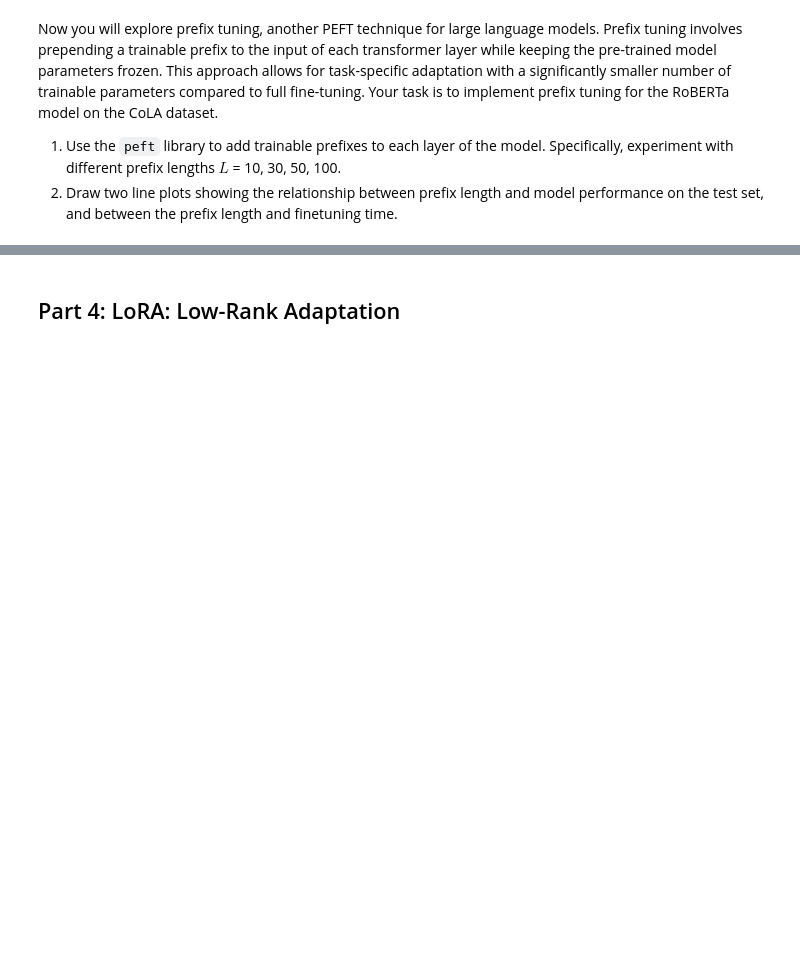
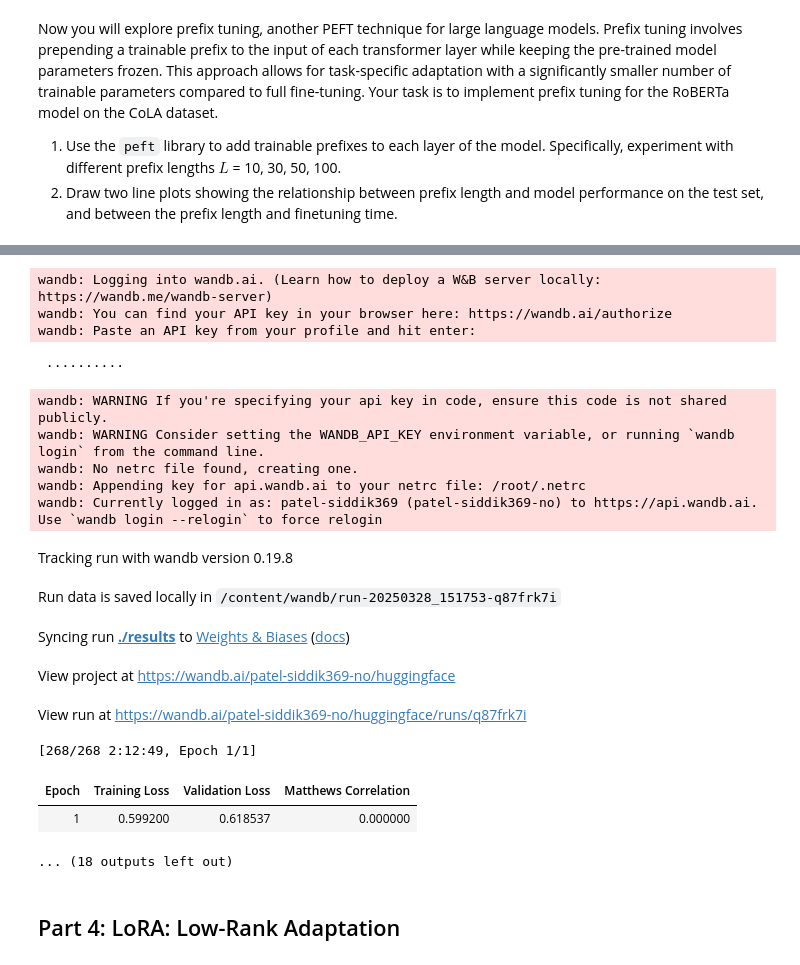
Before and after one commit to Siddikpatel/assignment-5, a Jupyter notebook: CSCI6908_Assignment_5_Finetuning_and_PEFT_Methods.ipynb, the cells around one changed output, grey strips where cells are left out. Cells and saved outputs as stored; diff of their text form; code cells hidden in the pictures; blank space fills up the shorter version.

```diff
--- a/CSCI6908_Assignment_5_Finetuning_and_PEFT_Methods.ipynb
+++ b/CSCI6908_Assignment_5_Finetuning_and_PEFT_Methods.ipynb
@@ -314,3 +317,64 @@ Now you will explore prefix tuning, another PEFT technique for large language mo
 
 1. Use the `peft` library to add trainable prefixes to each layer of the model. Specifically, experiment with different prefix lengths $L$ = 10, 30, 50, 100.
 2. Draw two line plots showing the relationship between prefix length and model performance on the test set, and between the prefix length and finetuning time.
+# %%
+from peft import PrefixTuningConfig, get_peft_model
+import time
+from datetime import timedelta
+import matplotlib.pyplot as plt
+
+model = RobertaForSequenceClassification.from_pretrained(model_name, num_labels=2)
+
+prefix_lengths = [10, 30, 50, 100]
+
+performance_results = []
+finetuning_times = []
+
+for prefix_length in prefix_lengths:
+
+    prefix_config = PrefixTuningConfig(
+        task_type="SEQ_CLS",
+        num_virtual_tokens=prefix_length,
+    )
+
+    prefix_model = get_peft_model(model, prefix_config)
+
+    trainer = Trainer(
+        model=prefix_model,
+        args=training_args,
+        train_dataset=train_dataset,
+        eval_dataset=eval_dataset,
+        compute_metrics=compute_metrics,
+    )
+
+    start_time = time.time()
+    trainer.train()
+    end_time = time.time()
+
+    eval_results = trainer.evaluate()
+    mcc_score = eval_results["eval_matthews_correlation"]
+
+    performance_results.append(mcc_score)
+    finetuning_times.append(timedelta(seconds=end_time - start_time).total_seconds())
+
+    print(f"Completed Prefix Tuning with L={prefix_length}, MCC={mcc_score:.4f}, Time={timedelta(seconds=end_time - start_time)}")
+
+plt.figure(figsize=(12, 6))
+
+# Performance vs prefix length
+plt.subplot(1, 2, 1)
+plt.plot(prefix_lengths, performance_results, marker="o")
+plt.xlabel("Prefix Length (L)")
+plt.ylabel("Matthews Correlation Coefficient (MCC)")
+plt.title("Performance vs. Prefix Length")
+
+# Finetuning time vs prefix length
+plt.subplot(1, 2, 2)
+plt.plot(prefix_lengths, finetuning_times, marker="o", color="r")
+plt.xlabel("Prefix Length (L)")
+plt.ylabel("Finetuning Time (seconds)")
+plt.title("Finetuning Time vs. Prefix Length")
+
+plt.tight_layout()
+plt.show()
+# %% [output]
@@ -317,3 +387,21 @@ Now you will explore prefix tuning, another PEFT technique for large language mo
+wandb: Logging into wandb.ai. (Learn how to deploy a W&B server locally: https://wandb.me/wandb-server)
+wandb: You can find your API key in your browser here: https://wandb.ai/authorize
+wandb: Paste an API key from your profile and hit enter:
+ ··········
+wandb: WARNING If you're specifying your api key in code, ensure this code is not shared publicly.
+wandb: WARNING Consider setting the WANDB_API_KEY environment variable, or running `wandb login` from the command line.
+wandb: No netrc file found, creating one.
+wandb: Appending key for api.wandb.ai to your netrc file: /root/.netrc
+wandb: Currently logged in as: patel-siddik369 (patel-siddik369-no) to https://api.wandb.ai. Use `wandb login --relogin` to force relogin
+Tracking run with wandb version 0.19.8
+Run data is saved locally in /content/wandb/run-20250328_151753-q87frk7i
+Syncing run ./results to Weights & Biases (docs)
+View project at https://wandb.ai/patel-siddik369-no/huggingface
+View run at https://wandb.ai/patel-siddik369-no/huggingface/runs/q87frk7i
+[268/268 2:12:49, Epoch 1/1]
+| Epoch | Training Loss | Validation Loss | Matthews Correlation |
+| 1 | 0.599200 | 0.618537 | 0.000000 |
+... (18 outputs left out)
 # %% [markdown]
 ## Part 4: LoRA: Low-Rank Adaptation
 # %% [markdown]
```
Also changed, not shown: parts of 3 cells of this notebook.
